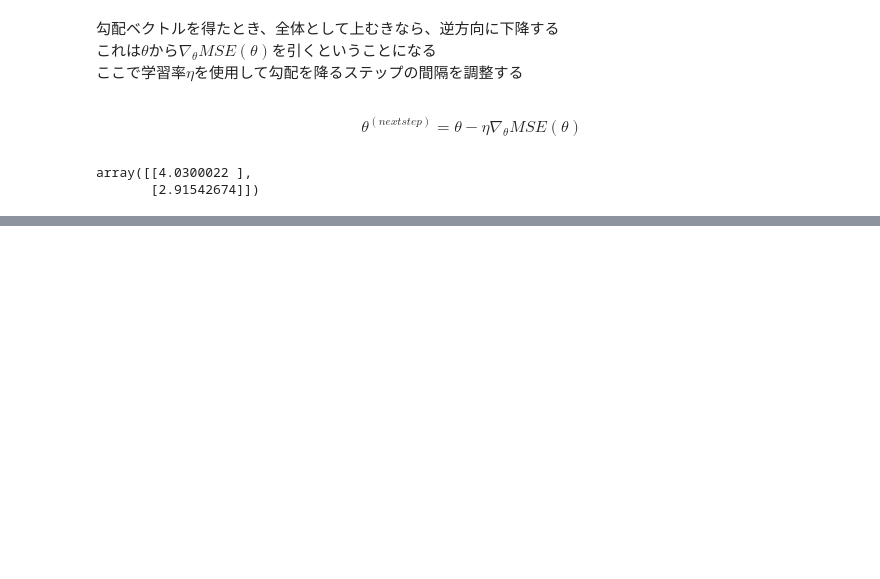
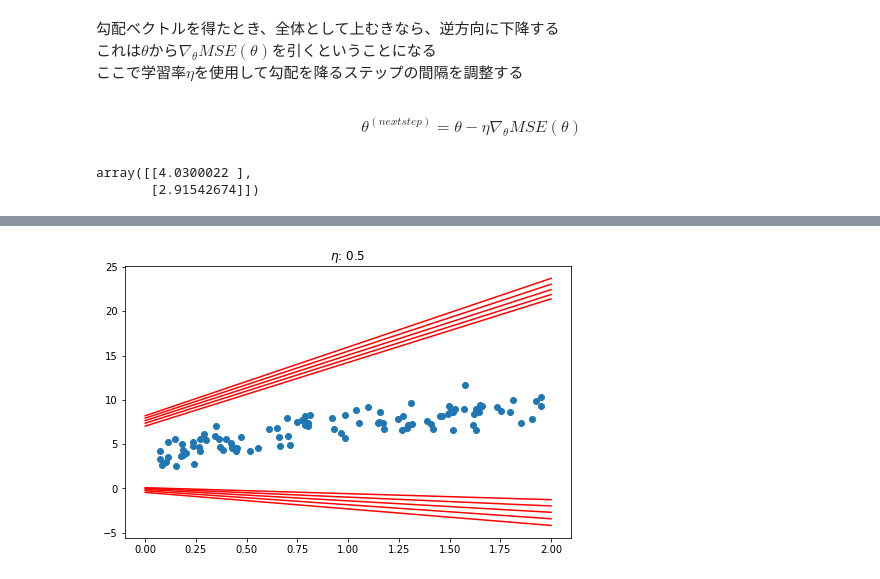
Before and after one commit to thimi0412/sklearn-tensor, a Jupyter notebook: 4.ipynb, the cells around one changed output, grey strips where cells are left out. Cells and saved outputs as stored; diff of their text form; code cells hidden in the pictures; blank space fills up the shorter version.

```diff
--- a/4.ipynb
+++ b/4.ipynb
@@ -152,0 +176,4 @@ array([[4.0300022 ],
+# %%
+plot_eta(0.5)
+# %% [output]
+[figure, added]
```
Also changed, not shown: parts of 3 cells of this notebook.
